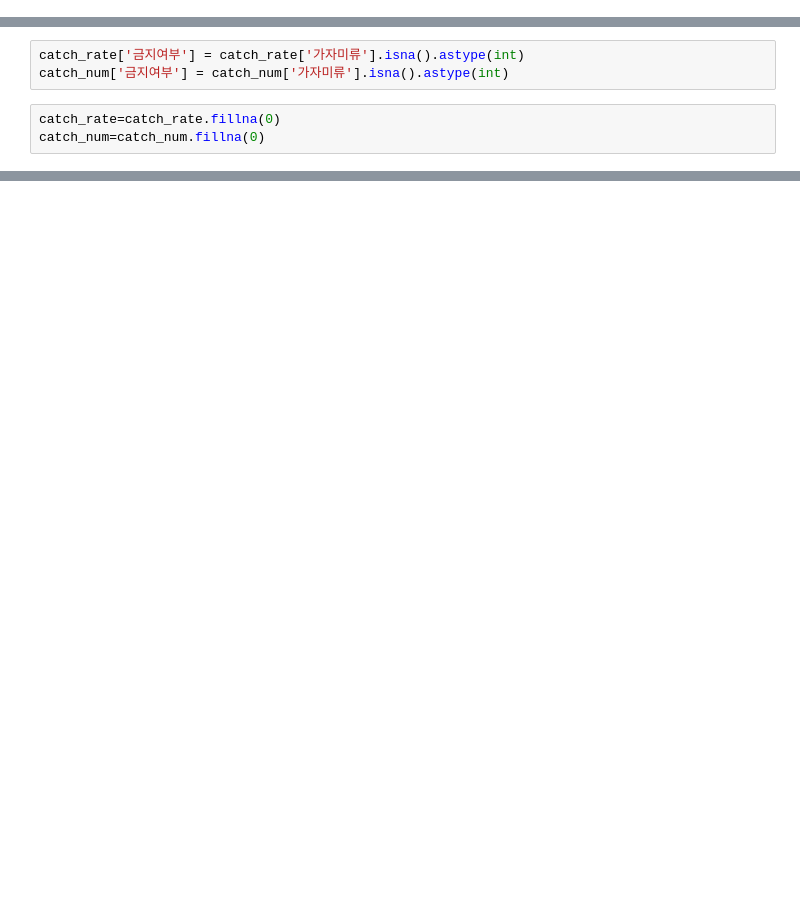
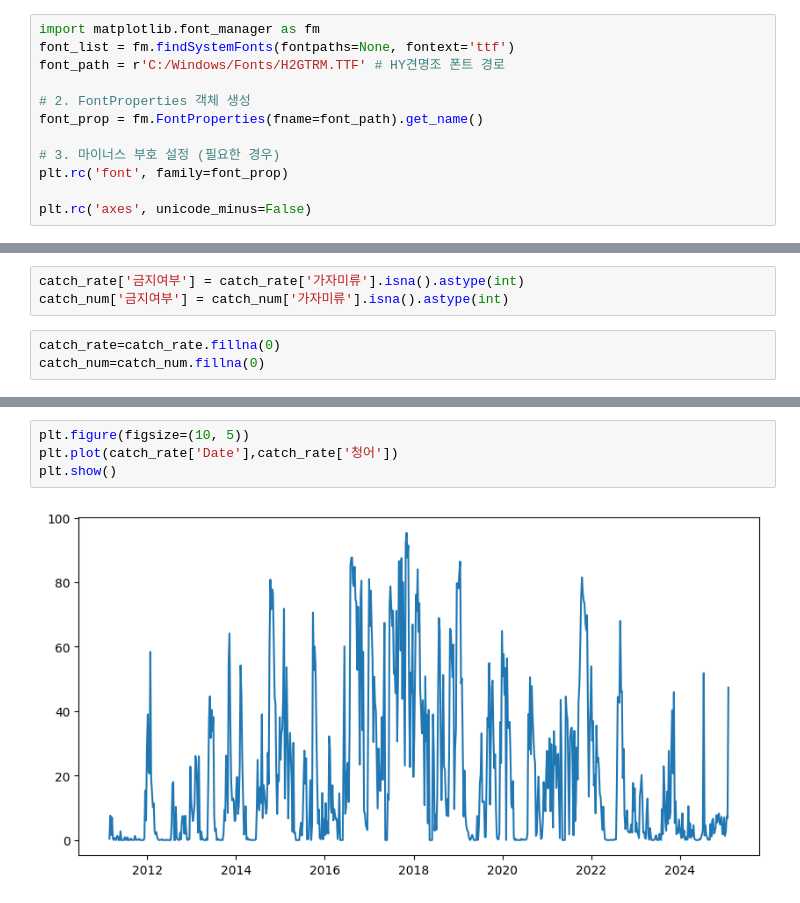
Before and after one commit to GUKHOJeong/Ocean_Project, a Jupyter notebook: data/clust.ipynb, the cells around one changed output, grey strips where cells are left out. Drawn from its saved outputs; the diff is of its cells as text; blank space fills up the shorter version.

```diff
--- a/data/clust.ipynb
+++ b/data/clust.ipynb
@@ -0,0 +8,12 @@
+# %%
+import matplotlib.font_manager as fm
+font_list = fm.findSystemFonts(fontpaths=None, fontext='ttf')
+font_path = r'C:/Windows/Fonts/H2GTRM.TTF' # HY견명조 폰트 경로
+
+# 2. FontProperties 객체 생성
+font_prop = fm.FontProperties(fname=font_path).get_name()
+
+# 3. 마이너스 부호 설정 (필요한 경우)
+plt.rc('font', family=font_prop)
+
+plt.rc('axes', unicode_minus=False)
@@ -30,0 +104,6 @@ catch_num=catch_num.fillna(0)
+# %%
+plt.figure(figsize=(10, 5))
+plt.plot(catch_rate['Date'],catch_rate['청어'])
+plt.show()
+# %% [output]
+[figure, added]
```
Also changed, not shown: parts of 32 cells of this notebook, 3 other files.
